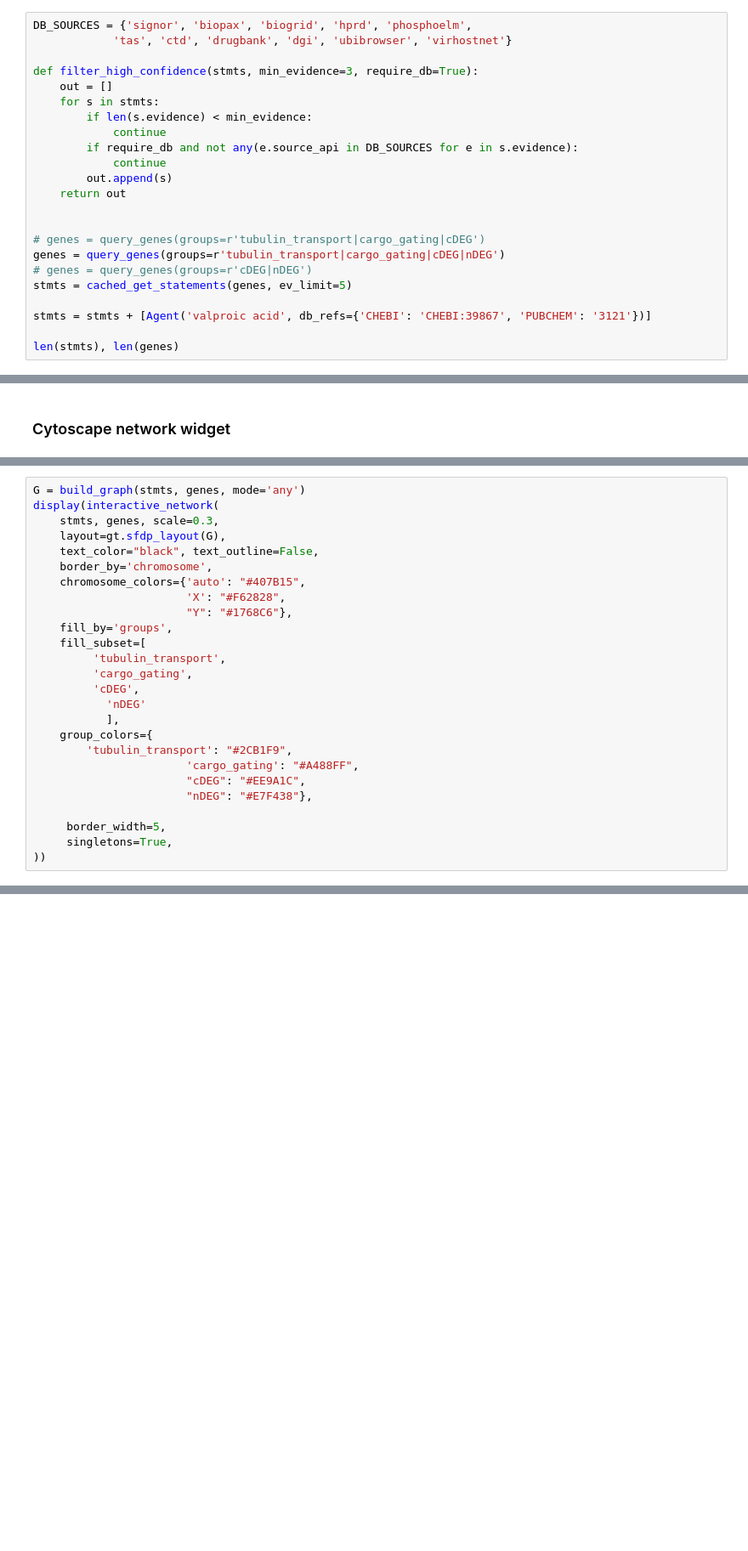
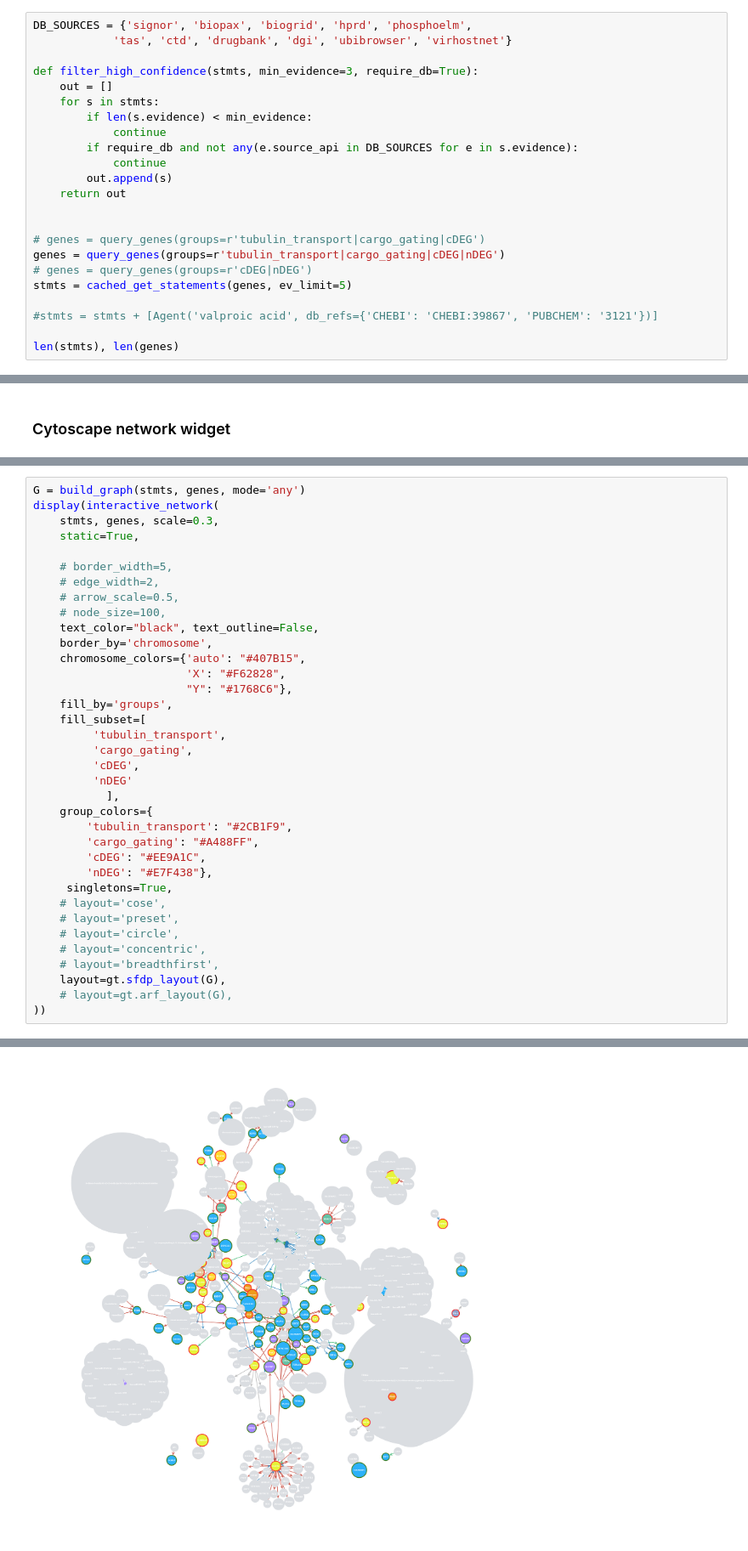
Before and after one commit to munch-group/interaction-store, a Jupyter notebook: interaction_store.ipynb, the cells around one changed output, grey strips where cells are left out. Shown at 85% size. Cells and saved outputs as stored; diff of their text form; blank space fills up the shorter version.

```diff
--- a/interaction_store.ipynb
+++ b/interaction_store.ipynb
@@ -291,7 +254,7 @@ genes = query_genes(groups=r'tubulin_transport|cargo_gating|cDEG|nDEG')
 # genes = query_genes(groups=r'cDEG|nDEG')
 stmts = cached_get_statements(genes, ev_limit=5)
 
-stmts = stmts + [Agent('valproic acid', db_refs={'CHEBI': 'CHEBI:39867', 'PUBCHEM': '3121'})]
+#stmts = stmts + [Agent('valproic acid', db_refs={'CHEBI': 'CHEBI:39867', 'PUBCHEM': '3121'})]
 
 len(stmts), len(genes)
 # %% [output]
@@ -410,7 +369,12 @@ interactors('ADRA2C')
 G = build_graph(stmts, genes, mode='any')
 display(interactive_network(
     stmts, genes, scale=0.3,
-    layout=gt.sfdp_layout(G),
+    static=True,
+
+    # border_width=5,
+    # edge_width=2,
+    # arrow_scale=0.5,
+    # node_size=100,
     text_color="black", text_outline=False,
     border_by='chromosome',
     chromosome_colors={'auto': "#407B15",
@@ -421,15 +385,20 @@ display(interactive_network(
          'tubulin_transport',
          'cargo_gating',
          'cDEG',
-           'nDEG'
+         'nDEG'
            ],
     group_colors={
         'tubulin_transport': "#2CB1F9",
-                       'cargo_gating': "#A488FF",
-                       "cDEG": "#EE9A1C",
-                       "nDEG": "#E7F438"},
-
-     border_width=5,
+        'cargo_gating': "#A488FF",
+        'cDEG': "#EE9A1C",
+        'nDEG': "#E7F438"},
      singletons=True,
+    # layout='cose',
+    # layout='preset',
+    # layout='circle',
+    # layout='concentric',
+    # layout='breadthfirst',
+    layout=gt.sfdp_layout(G),
+    # layout=gt.arf_layout(G),
 ))
 # %% [output]
@@ -437 +406,2 @@ VBox(children=(CytoscapeWidget(cytoscape_layout={'name': 'preset', 'animate': Fa
+[figure, added]
 # %%
```
Also changed, not shown: parts of 36 cells of this notebook, 9 other files.
